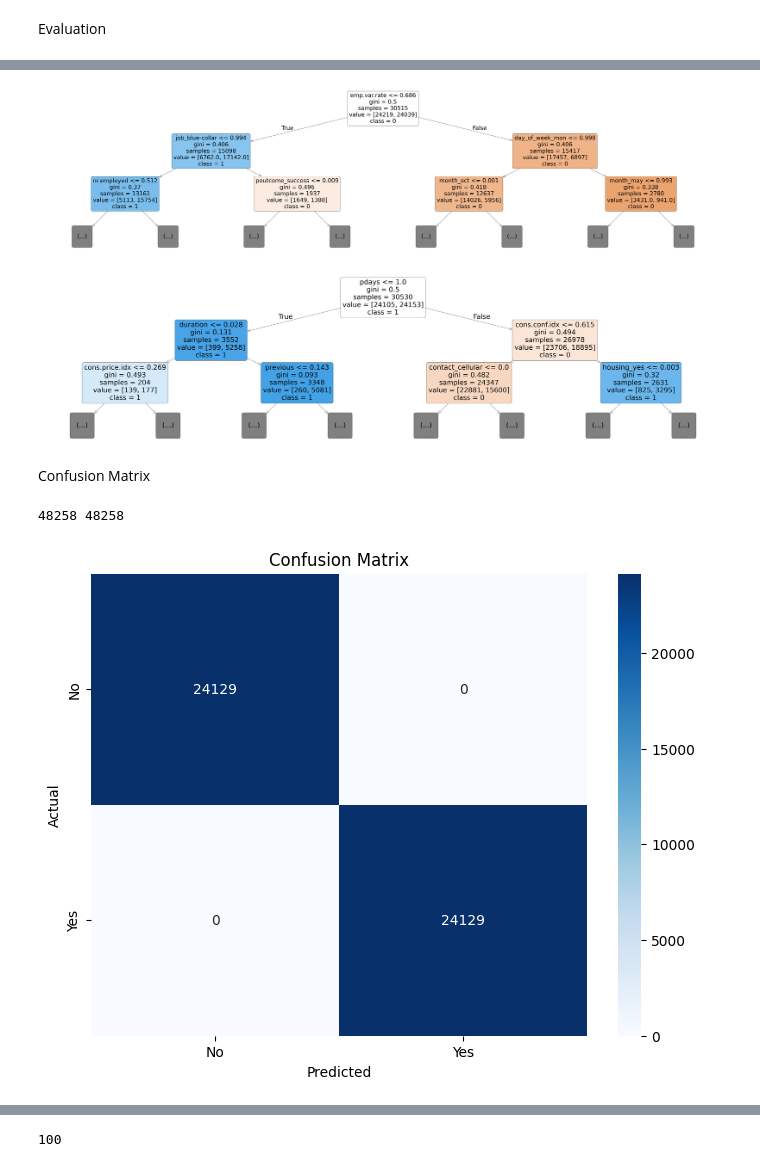
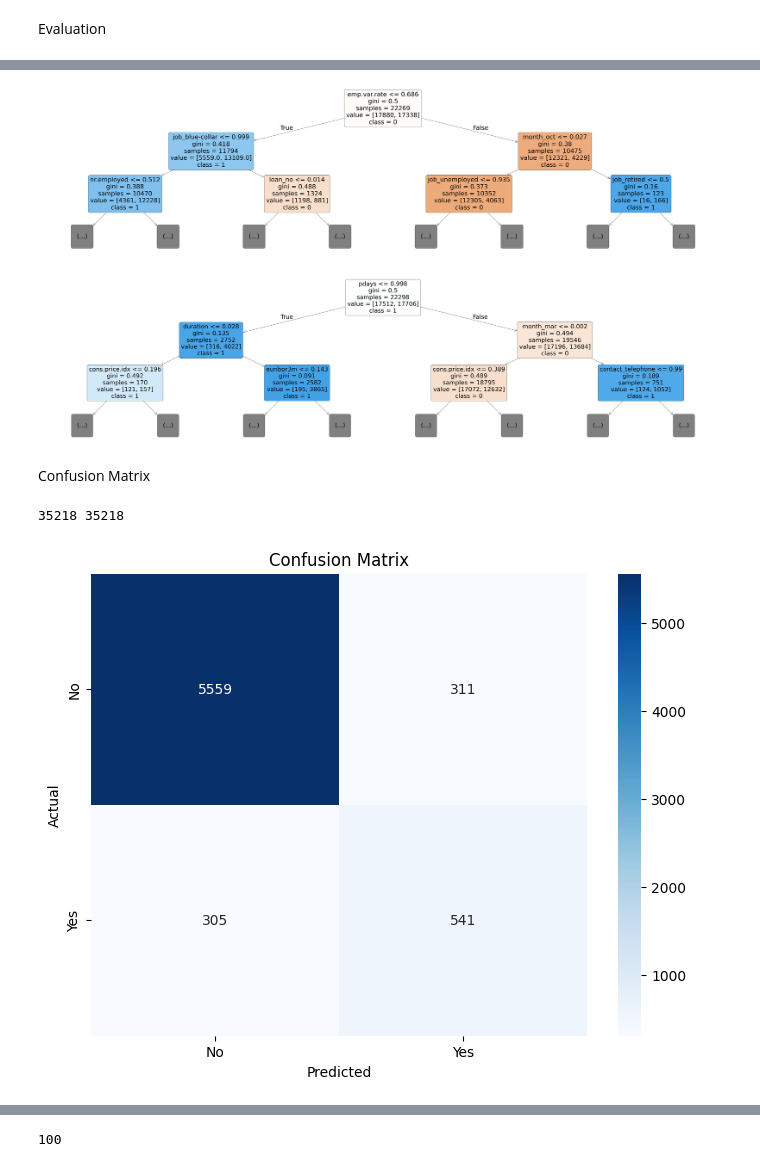
Before and after one commit to tharushaliyanagama/Machine-learning-CW, a Jupyter notebook: BankMarketing.ipynb, the cells around one changed output, grey strips where cells are left out. Cells and saved outputs as stored; diff of their text form; code cells hidden in the pictures.

```diff
--- a/BankMarketing.ipynb
+++ b/BankMarketing.ipynb
@@ -68,7 +68,8 @@ Handling Missing Values
 df.dropna(subset=['y'], inplace=True)#droping empty values on target column
 df.replace('unknown', np.nan, inplace=True)
 for col in df.select_dtypes(include=['object']).columns:
-    df[col].fillna(df[col].mode()[0], inplace=True)  # Fill categorical columns with mode
+    df.replace('unknown', np.nan, inplace=True)
+    df.dropna(inplace=True)
 for col in df.select_dtypes(include=['float64', 'int64']).columns:
     df[col].fillna(df[col].mean(), inplace=True)
 # %% [output]
@@ -224,29 +182,29 @@ weighted avg       0.92      0.92      0.92      9061
 plt.figure(figsize=(80,20))
 plot_tree(model.estimators_[0], max_depth=2, feature_names=X_train_resampled.columns, filled=True, rounded=True, class_names=[str(cls) for cls in model.classes_] );
 # %% [output]
-[figure, old version]
+[figure, new version]
 # %%
 plt.figure(figsize=(80,20))
 plot_tree(model.estimators_[20], max_depth=2, feature_names=X_train.columns, filled=True, rounded=True, class_names=[str(cls) for cls in model.classes_] );
 # %% [output]
-[figure, old version]
+[figure, new version]
 # %% [markdown]
 Confusion Matrix
 # %%
 print(len(y_train_resampled), len(train_preds))
 # %% [output]
-48258 48258
+35218 35218
 # %%
 
-conf_matrix = confusion_matrix(y_train_resampled,train_preds)
+conf_matrix = confusion_matrix(y_val,val_preds)
 plt.figure(figsize=(8, 6))
 sns.heatmap(conf_matrix, annot=True, fmt='d', cmap='Blues',  xticklabels=['No', 'Yes'], yticklabels=['No', 'Yes'])
 plt.xlabel('Predicted')
 plt.ylabel('Actual')
 plt.title('Confusion Matrix')
 plt.show()
 # %% [output]
-[figure, old version]
+[figure, new version]
 # %%
 # Predict on test data
 y_pred = model.predict(X_val)
```
Also changed, not shown: parts of 63 cells of this notebook, 2 other files.
